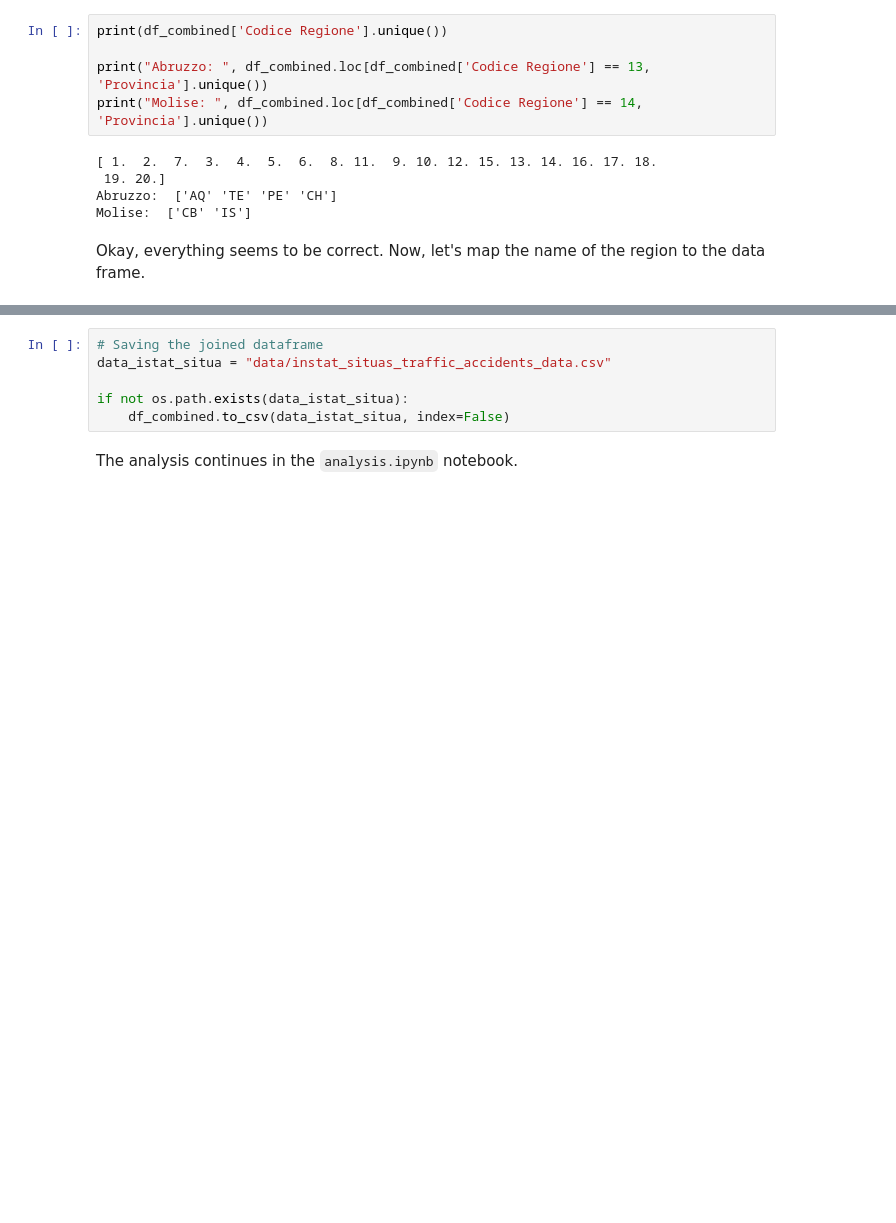
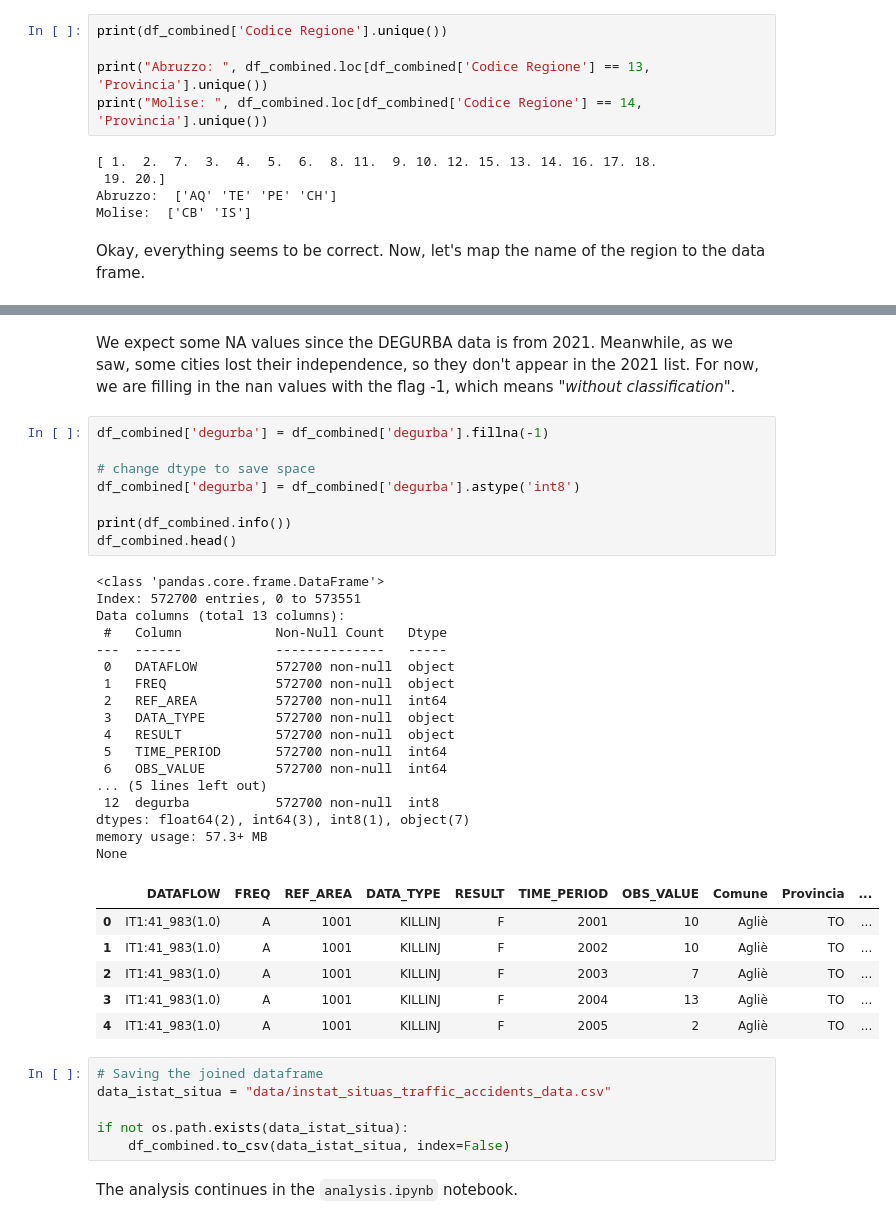
Before and after one commit to marcoboscato/ISTAT_traffic_analysis, a Jupyter notebook: data_preparation.ipynb, the cells around one changed output, grey strips where cells are left out. Cells and saved outputs as stored; diff of their text form; blank space fills up the shorter version.

```diff
--- a/data_preparation.ipynb
+++ b/data_preparation.ipynb
@@ -664,3 +711,37 @@ None
+# %% [markdown]
+We expect some NA values since the DEGURBA data is from 2021. Meanwhile, as we saw, some cities lost their independence, so they don't appear in the 2021 list. For now, we are filling in the nan values with the flag -1, which means "*without classification*".
+# %%
+df_combined['degurba'] = df_combined['degurba'].fillna(-1)
+
+# change dtype to save space
+df_combined['degurba'] = df_combined['degurba'].astype('int8')
+
+print(df_combined.info())
+df_combined.head()
+# %% [output]
+<class 'pandas.core.frame.DataFrame'>
+Index: 572700 entries, 0 to 573551
+Data columns (total 13 columns):
+ #   Column            Non-Null Count   Dtype
+---  ------            --------------   -----
+ 0   DATAFLOW          572700 non-null  object
+ 1   FREQ              572700 non-null  object
+ 2   REF_AREA          572700 non-null  int64
+ 3   DATA_TYPE         572700 non-null  object
+ 4   RESULT            572700 non-null  object
+ 5   TIME_PERIOD       572700 non-null  int64
+ 6   OBS_VALUE         572700 non-null  int64
+... (5 lines left out)
+ 12  degurba           572700 non-null  int8
+dtypes: float64(2), int64(3), int8(1), object(7)
+memory usage: 57.3+ MB
+None
+|  | DATAFLOW | FREQ | REF_AREA | DATA_TYPE | RESULT | TIME_PERIOD | OBS_VALUE | Comune | Provincia | ... |
+| 0 | IT1:41_983(1.0) | A | 1001 | KILLINJ | F | 2001 | 10 | Agliè | TO | ... |
+| 1 | IT1:41_983(1.0) | A | 1001 | KILLINJ | F | 2002 | 10 | Agliè | TO | ... |
+| 2 | IT1:41_983(1.0) | A | 1001 | KILLINJ | F | 2003 | 7 | Agliè | TO | ... |
+| 3 | IT1:41_983(1.0) | A | 1001 | KILLINJ | F | 2004 | 13 | Agliè | TO | ... |
+| 4 | IT1:41_983(1.0) | A | 1001 | KILLINJ | F | 2005 | 2 | Agliè | TO | ... |
 # %%
 # Saving the joined dataframe
 data_istat_situa = "data/instat_situas_traffic_accidents_data.csv"
```
Also changed, not shown: parts of 9 cells of this notebook, 5 other files.
